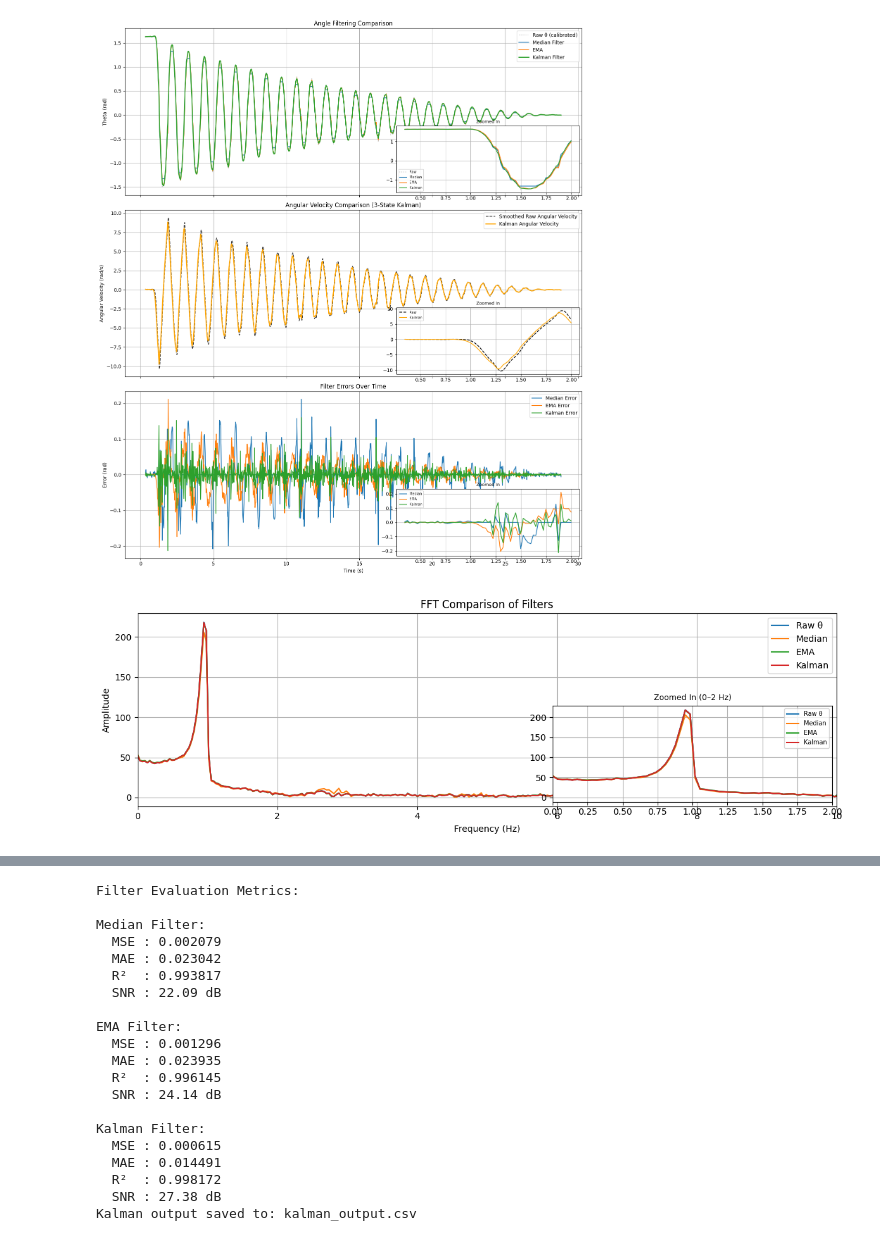
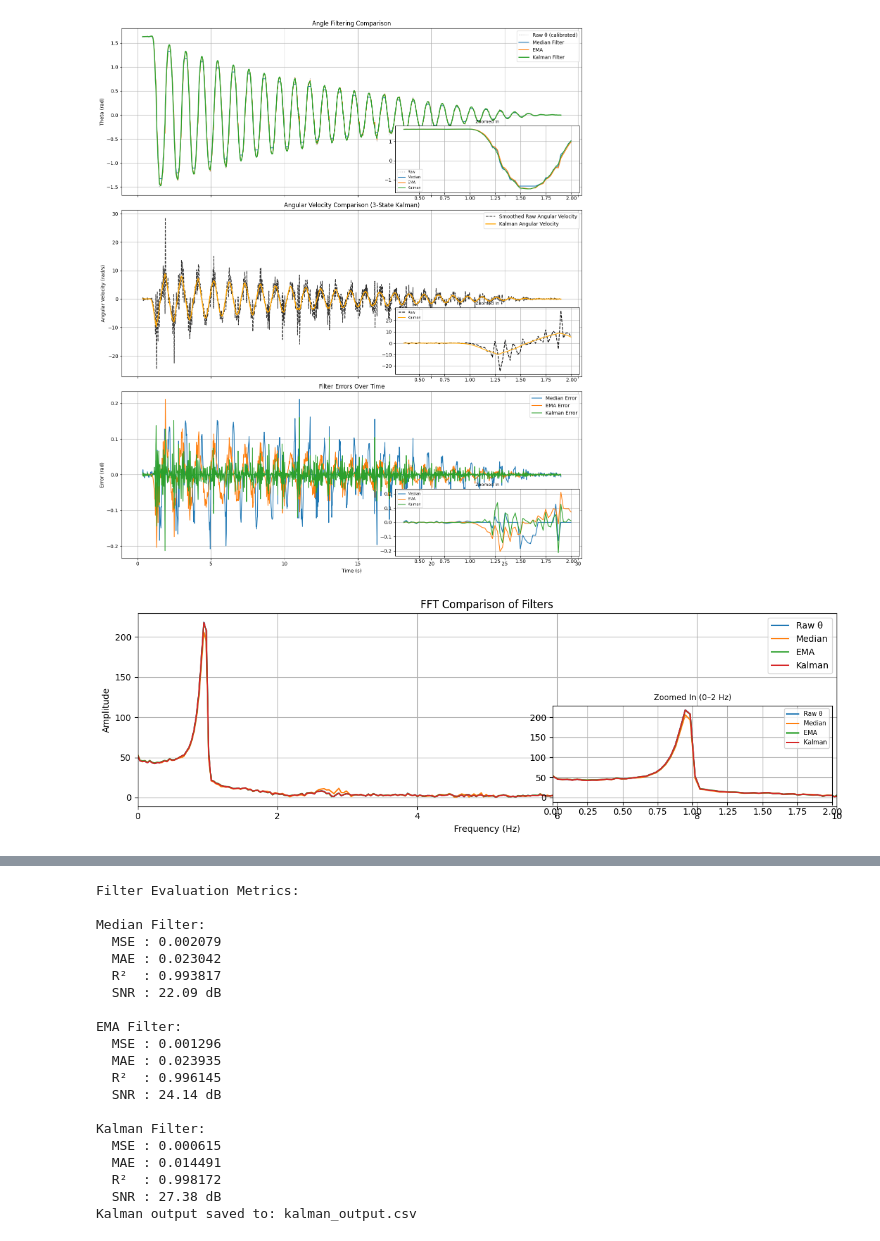
Before and after one commit to Amirjf/single-rod-pendulum, a Jupyter notebook: kalman_filter_plots.ipynb, the cells around one changed output, grey strips where cells are left out. Saved outputs shown, nothing was run; the diff lists cells and outputs as text; code cells hidden in the pictures.

Commit message:
Kalman_velocity_plotting_update

```diff
--- a/kalman_filter_plots.ipynb
+++ b/kalman_filter_plots.ipynb
@@ -94,7 +94,7 @@ inset0.legend(fontsize=7)
 inset0.grid(True)
 
 # --- θ̇ comparison ---
-axs[1].plot(df['time_sec'], df['theta_dot_raw_smooth'], label='Smoothed Raw Angular Velocity', color='black', linestyle='--', alpha=0.8)
+axs[1].plot(df['time_sec'], df['theta_dot_raw'], label='Smoothed Raw Angular Velocity', color='black', linestyle='--', alpha=0.8)
 axs[1].plot(df['time_sec'], df['theta_dot_kalman'], label='Kalman Angular Velocity', color='orange', linewidth=2)
 axs[1].set_ylabel("Angular Velocity (rad/s)")
 axs[1].set_title("Angular Velocity Comparison (3-State Kalman)")
@@ -103,7 +103,7 @@ axs[1].grid(True)
 
 # → Zoomed Inset
 inset1 = inset_axes(axs[1], width="40%", height="40%", loc='lower right')
-inset1.plot(df['time_sec'][zoom_mask], df['theta_dot_raw_smooth'][zoom_mask], color='black', linestyle='--', label='Raw')
+inset1.plot(df['time_sec'][zoom_mask], df['theta_dot_raw'][zoom_mask], color='black', linestyle='--', label='Raw')
 inset1.plot(df['time_sec'][zoom_mask], df['theta_dot_kalman'][zoom_mask], color='orange', label='Kalman')
 inset1.set_title("Zoomed In", fontsize=9)
 inset1.legend(fontsize=7)
@@ -198,34 +198,34 @@ axs[2].bar(filters, r2_vals, color=colors)
 axs[2].set_ylim([0.98, 1])
 axs[2].set_title('R² Score')
 axs[2].grid(True)
 
 axs[3].bar(filters, snr_vals, color=colors)
 axs[3].set_title('SNR (dB)')
 axs[3].grid(True)
 
 plt.suptitle("Filter Evaluation Summary", fontsize=16)
 plt.tight_layout(rect=[0, 0.03, 1, 0.95])
 plt.show()
 
 
 print("Filter Evaluation Metrics:")
 for name, pred in [('Median', df['theta_med']), ('EMA', df['theta_ema']), ('Kalman', df['theta_kalman'])]:
     mse = mean_squared_error(df['theta_calib'], pred)
     mae = mean_absolute_error(df['theta_calib'], pred)
     r2 = r2_score(df['theta_calib'], pred)
     snr_val = snr(df['theta_calib'], df['theta_calib'] - pred)
     print(f"\n{name} Filter:")
     print(f"  MSE : {mse:.6f}")
     print(f"  MAE : {mae:.6f}")
     print(f"  R²  : {r2:.6f}")
     print(f"  SNR : {snr_val:.2f} dB")
 
 # === Save Kalman output ===
 df_out = df[['time_sec', 'theta_kalman', 'theta_dot_kalman', 'theta_ddot_kalman', 'x_pivot_m']]
 df_out.to_csv(f"datasets/filtered_datasets/{filename}_kalman_output.csv", index=False)
 print("Kalman output saved to: kalman_output.csv")
 # %% [output]
-[figure, old version]
+[figure, new version]
 [figure]
 [figure]
 Filter Evaluation Metrics:
```
